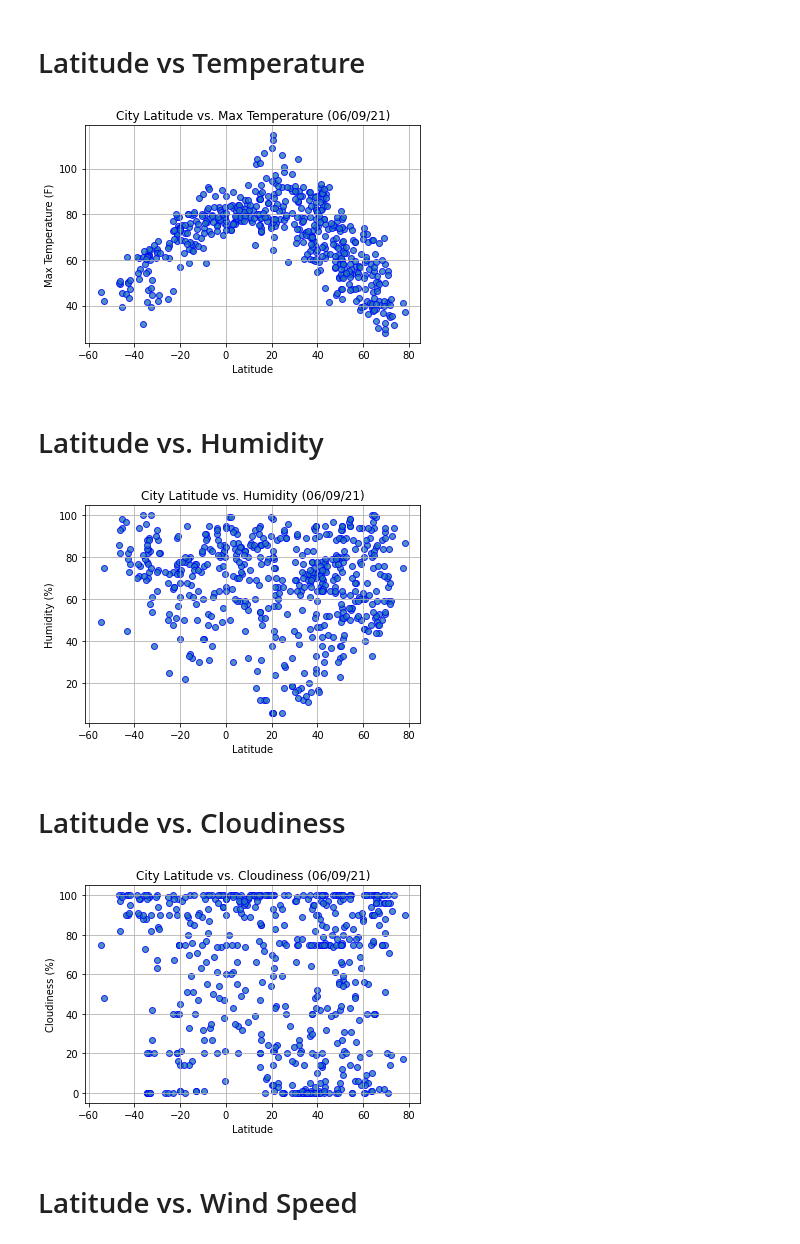
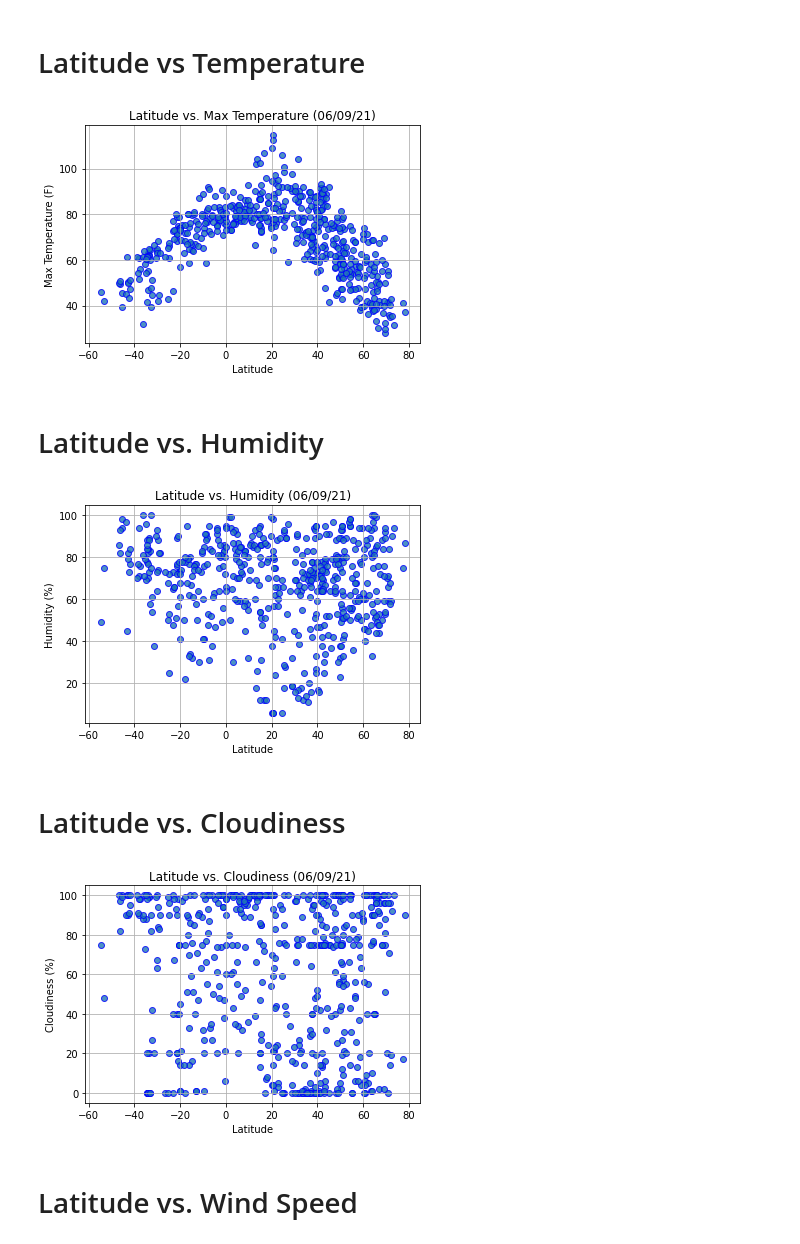
Before and after one commit to mtamrakar656/python-api-challenge, a Jupyter notebook: WeatherPy/WeatherPy.ipynb, the cells around one changed output. Saved outputs shown, nothing was run; the diff lists cells and outputs as text; code cells hidden in the pictures.

Commit message:
Cleaned up the initial figures

```diff
--- a/WeatherPy/WeatherPy.ipynb
+++ b/WeatherPy/WeatherPy.ipynb
@@ -157,24 +157,24 @@ city_data_pd.to_csv(output_data_file, index_label="City_ID")
 # %%
 # Build scatter plot for latitude vs temperature
 plt.scatter(lats, max_temps,
            edgecolor = "blue",
            linewidth =1,
            marker="o",
            alpha=0.8, label="Cities")
 
 # Incorporate the other graph properties
-plt.title(f"City Latitude vs. Max Temperature ({time.strftime('%x')})")
+plt.title(f"Latitude vs. Max Temperature ({time.strftime('%x')})")
 plt.xlabel("Latitude")
 plt.ylabel("Max Temperature (F)")
 plt.grid(True)
 
 # Save the figure
-plt.savefig("output_data/Fig1.png")
+plt.savefig(f"output_data/Latitude vs. Max Temperature.png")
 
 # Show plot
 plt.show()
 # %% [output]
-[figure, old version]
+[figure, new version]
 # %% [markdown]
 # Latitude vs. Humidity
 # %%
@@ -186,18 +186,18 @@ plt.scatter(lats, humidity,
            alpha=0.8, label="Cities")
 
 # Incorporate the other graph properties
-plt.title(f"City Latitude vs. Humidity ({time.strftime('%x')})")
+plt.title(f"Latitude vs. Humidity ({time.strftime('%x')})")
 plt.xlabel("Latitude")
 plt.ylabel("Humidity (%)")
 plt.grid(True)
 
 # Save the figure
-plt.savefig("output_data/Fig2.png")
+plt.savefig("output_data/Latitude vs. Humidity.png")
 
 # Show plot
 plt.show()
 # %% [output]
-[figure, old version]
+[figure, new version]
 # %% [markdown]
 # Latitude vs. Cloudiness
 # %%
@@ -209,18 +209,18 @@ plt.scatter(lats, cloudiness,
            alpha=0.8, label="Cities")
 
 # Incorporate the other graph properties
-plt.title(f"City Latitude vs. Cloudiness ({time.strftime('%x')})")
+plt.title(f"Latitude vs. Cloudiness ({time.strftime('%x')})")
 plt.xlabel("Latitude")
 plt.ylabel("Cloudiness (%)")
 plt.grid(True)
 
 # Save the figure
-plt.savefig("output_data/Fig3.png")
+plt.savefig("output_data/Latitude vs. Cloudiness.png")
 
 # Show plot
 plt.show()
 # %% [output]
-[figure, old version]
+[figure, new version]
 # %% [markdown]
 # Latitude vs. Wind Speed
 # %%
```
Also changed, not shown: parts of 1 cell of this notebook, 8 other files.
